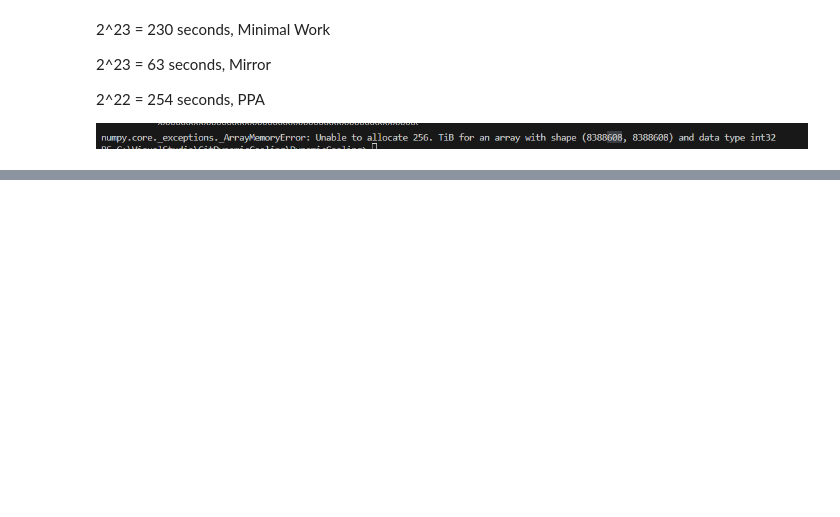
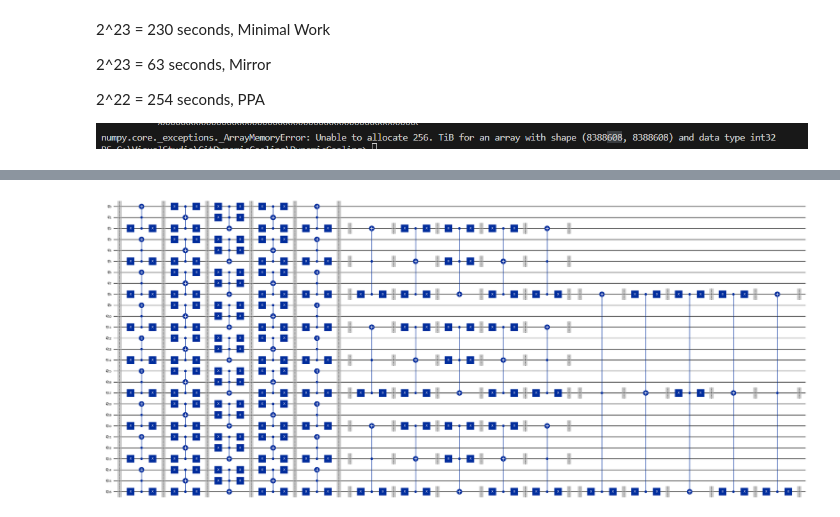
Before and after one commit to GiulianoWasHere/QuL, a Jupyter notebook: WorkSoFar.ipynb, the cells around one changed output, grey strips where cells are left out. Drawn from its saved outputs; the diff is of its cells as text; code cells hidden in the pictures; blank space fills up the shorter version.

```diff
--- a/WorkSoFar.ipynb
+++ b/WorkSoFar.ipynb
@@ -135,0 +148,7 @@ OrderedDict([('rz', 358647),
+# %%
+n = 3
+r = 3
+circuit = MinimalWorkProtocolCircuit(n)
+SubOptimalCoolingCircuit(circuit,r).draw("mpl",fold=maxsize)
+# %% [output]
+[figure, added]
```
Also changed, not shown: parts of 7 cells of this notebook, 6 other files.
